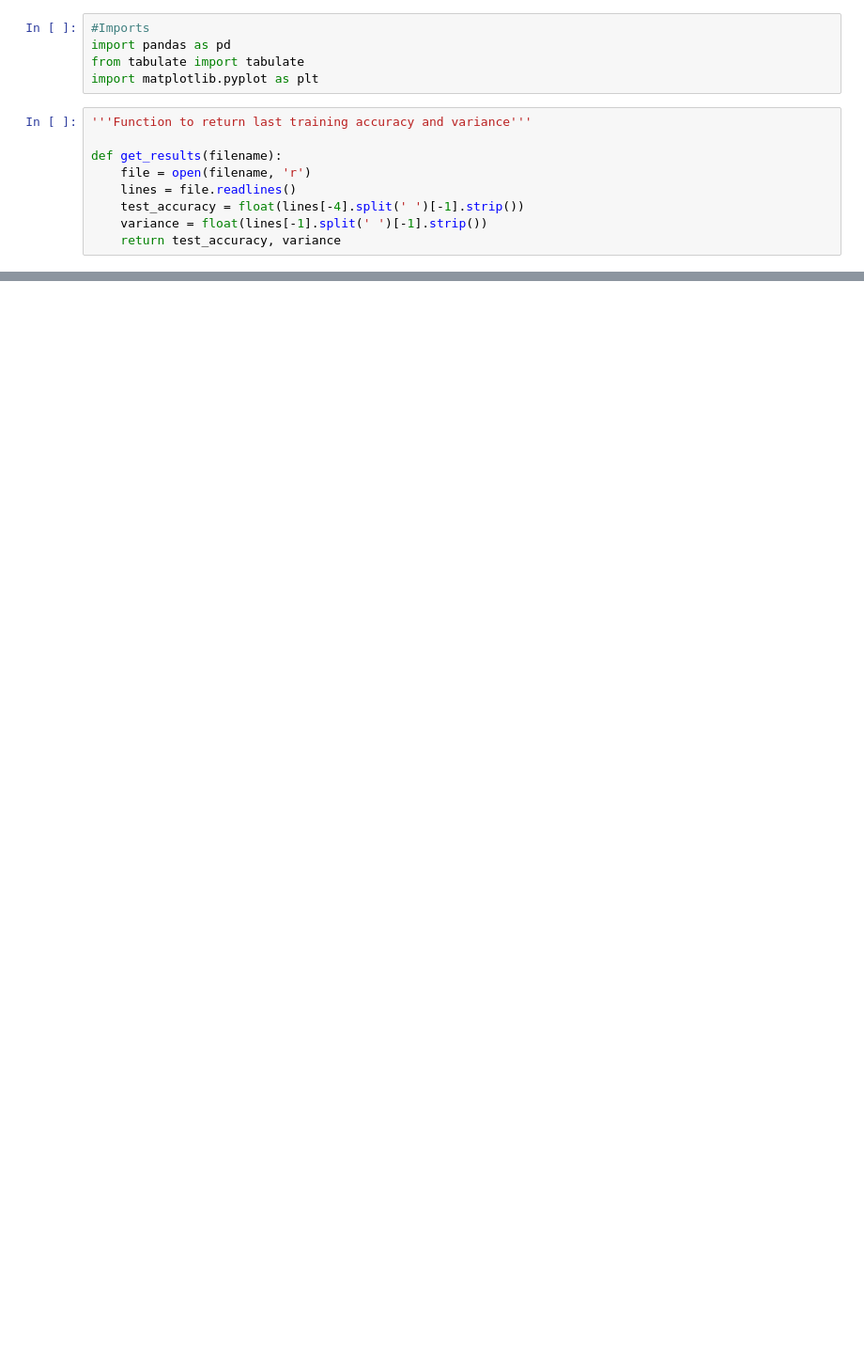
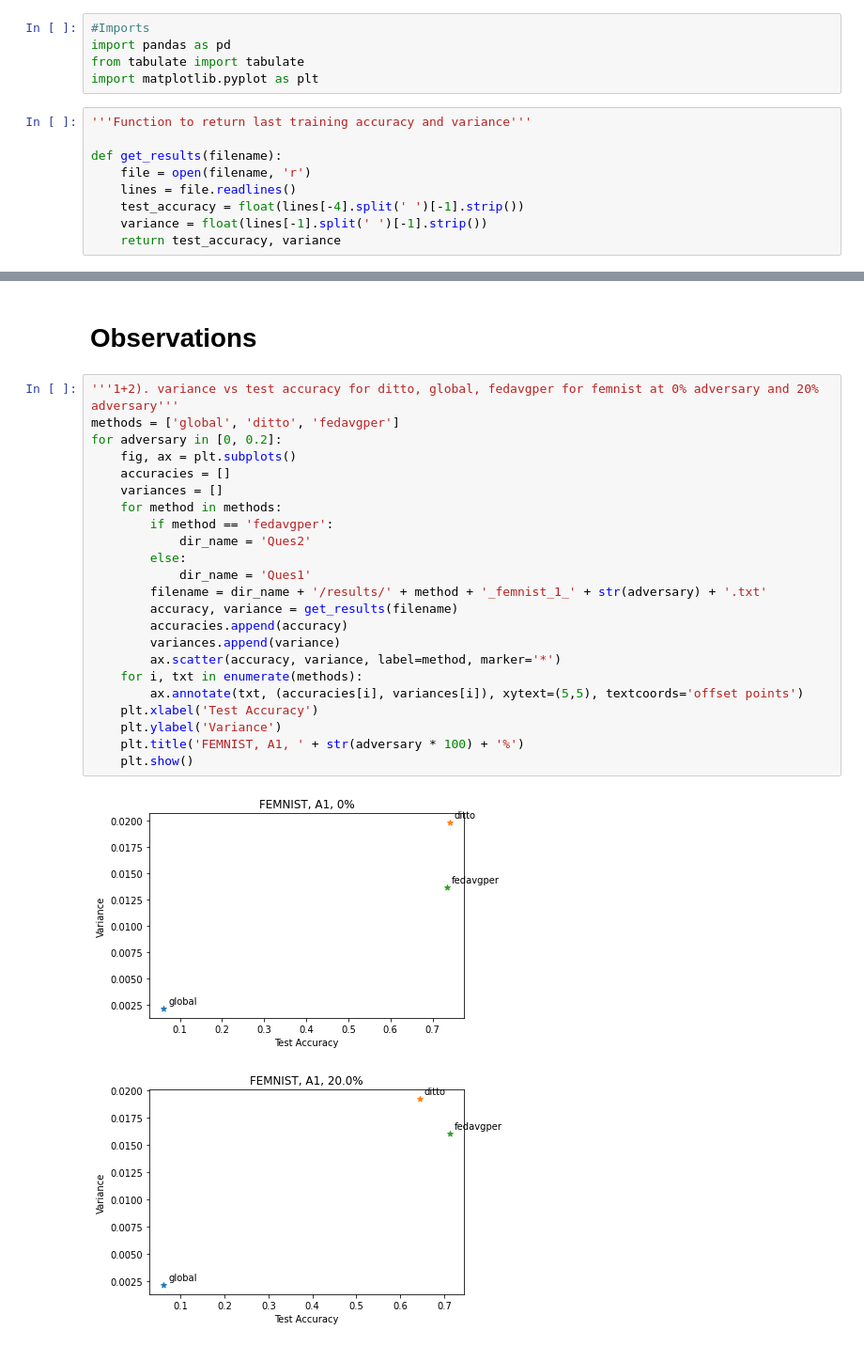
Before and after one commit to khan-shahnawaz/FederatedLearning, a Jupyter notebook: observations.ipynb, the cells around one changed output, grey strips where cells are left out. Shown at 94% size. Saved outputs shown, nothing was run; the diff lists cells and outputs as text; blank space fills up the shorter version.

Commit message:
Added observations

```diff
--- a/observations.ipynb
+++ b/observations.ipynb
@@ -112,0 +168,28 @@ for dataset in ['femnist', 'fmnist']:
+# %% [markdown]
+# Observations
+# %%
+'''1+2). variance vs test accuracy for ditto, global, fedavgper for femnist at 0% adversary and 20% adversary'''
+methods = ['global', 'ditto', 'fedavgper']
+for adversary in [0, 0.2]:
+    fig, ax = plt.subplots()
+    accuracies = []
+    variances = []
+    for method in methods:
+        if method == 'fedavgper':
+            dir_name = 'Ques2'
+        else:
+            dir_name = 'Ques1'
+        filename = dir_name + '/results/' + method + '_femnist_1_' + str(adversary) + '.txt'
+        accuracy, variance = get_results(filename)
+        accuracies.append(accuracy)
+        variances.append(variance)
+        ax.scatter(accuracy, variance, label=method, marker='*')
+    for i, txt in enumerate(methods):
+        ax.annotate(txt, (accuracies[i], variances[i]), xytext=(5,5), textcoords='offset points')
+    plt.xlabel('Test Accuracy')
+    plt.ylabel('Variance')
+    plt.title('FEMNIST, A1, ' + str(adversary * 100) + '%')
+    plt.show()
+# %% [output]
+[figure, added]
+[figure, added]
```
Also changed, not shown: parts of 17 cells of this notebook, 5 other files.
